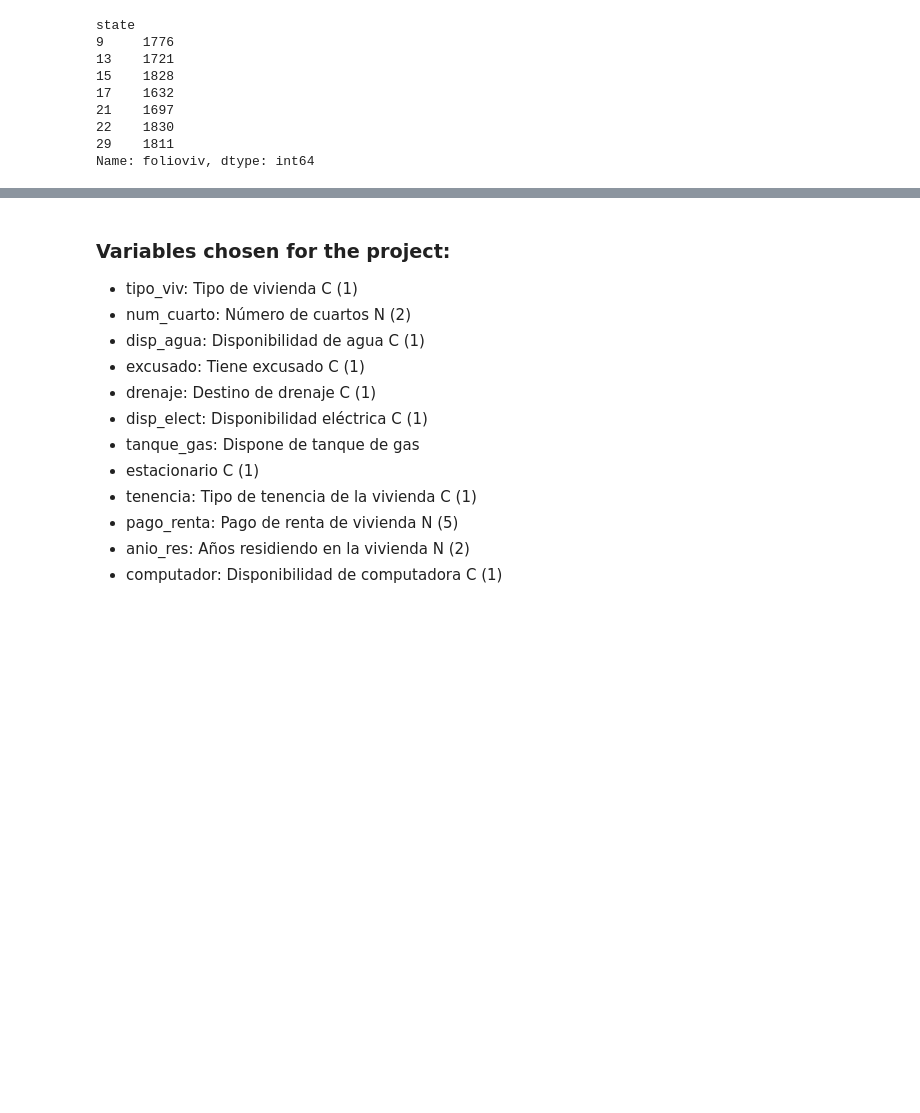
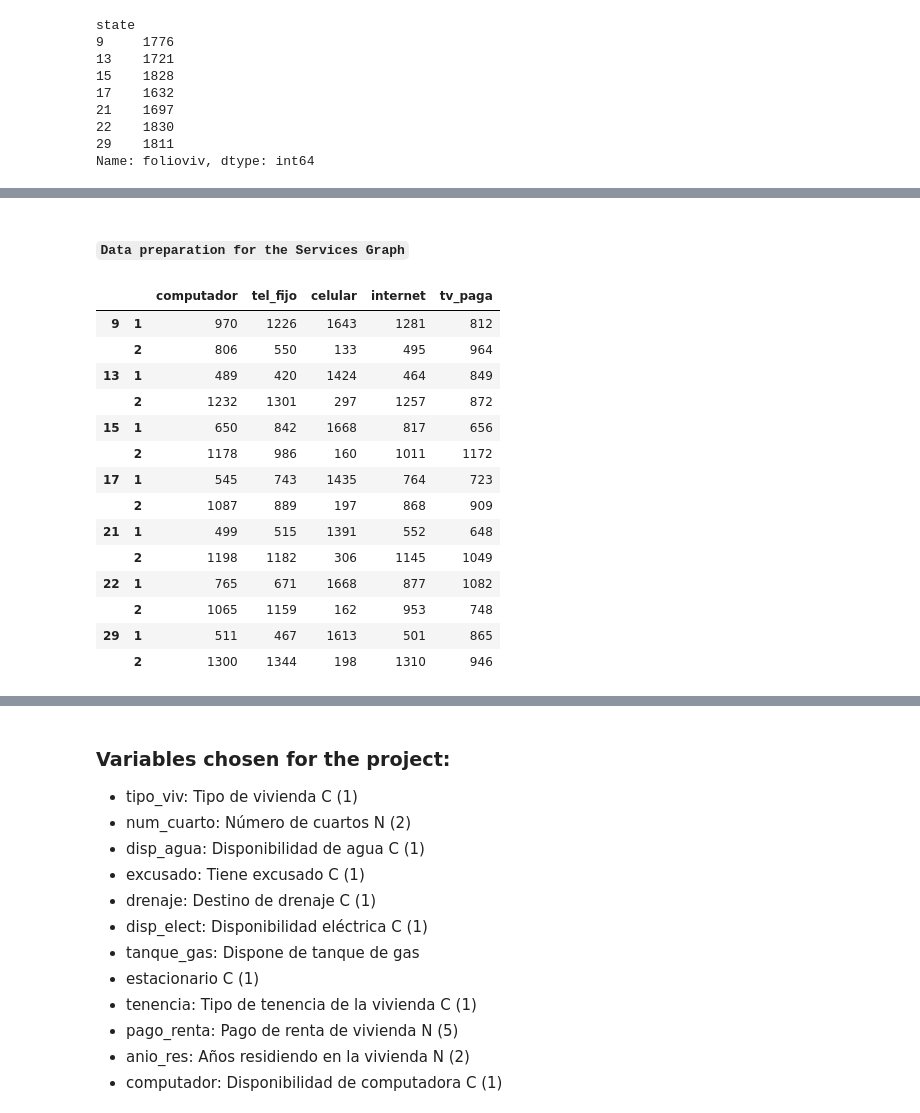
Before and after one commit to bkachava/d5survey, a Jupyter notebook: Notebooks/data_mega_ENH.ipynb, the cells around one changed output, grey strips where cells are left out. Saved outputs shown, nothing was run; the diff lists cells and outputs as text; code cells hidden in the pictures; blank space fills up the shorter version.

```diff
--- a/Notebooks/data_mega_ENH.ipynb
+++ b/Notebooks/data_mega_ENH.ipynb
@@ -181,0 +181,21 @@ Name: ubica_geo, Length: 249, dtype: int64
+# %% [markdown]
+#### `Data preparation for the Services Graph`
+# %%
+# Get information for the graph - totals by variable
+viv_mega_df.groupby(['state']).agg({i:'value_counts' for i in viv_mega_df.columns[97:102]})
+# %% [output]
+|  |  | computador | tel_fijo | celular | internet | tv_paga |
+| 9 | 1 | 970 | 1226 | 1643 | 1281 | 812 |
+|  | 2 | 806 | 550 | 133 | 495 | 964 |
+| 13 | 1 | 489 | 420 | 1424 | 464 | 849 |
+|  | 2 | 1232 | 1301 | 297 | 1257 | 872 |
+| 15 | 1 | 650 | 842 | 1668 | 817 | 656 |
+|  | 2 | 1178 | 986 | 160 | 1011 | 1172 |
+| 17 | 1 | 545 | 743 | 1435 | 764 | 723 |
+|  | 2 | 1087 | 889 | 197 | 868 | 909 |
+| 21 | 1 | 499 | 515 | 1391 | 552 | 648 |
+|  | 2 | 1198 | 1182 | 306 | 1145 | 1049 |
+| 22 | 1 | 765 | 671 | 1668 | 877 | 1082 |
+|  | 2 | 1065 | 1159 | 162 | 953 | 748 |
+| 29 | 1 | 511 | 467 | 1613 | 501 | 865 |
+|  | 2 | 1300 | 1344 | 198 | 1310 | 946 |
```
Also changed, not shown: parts of 19 cells of this notebook.
